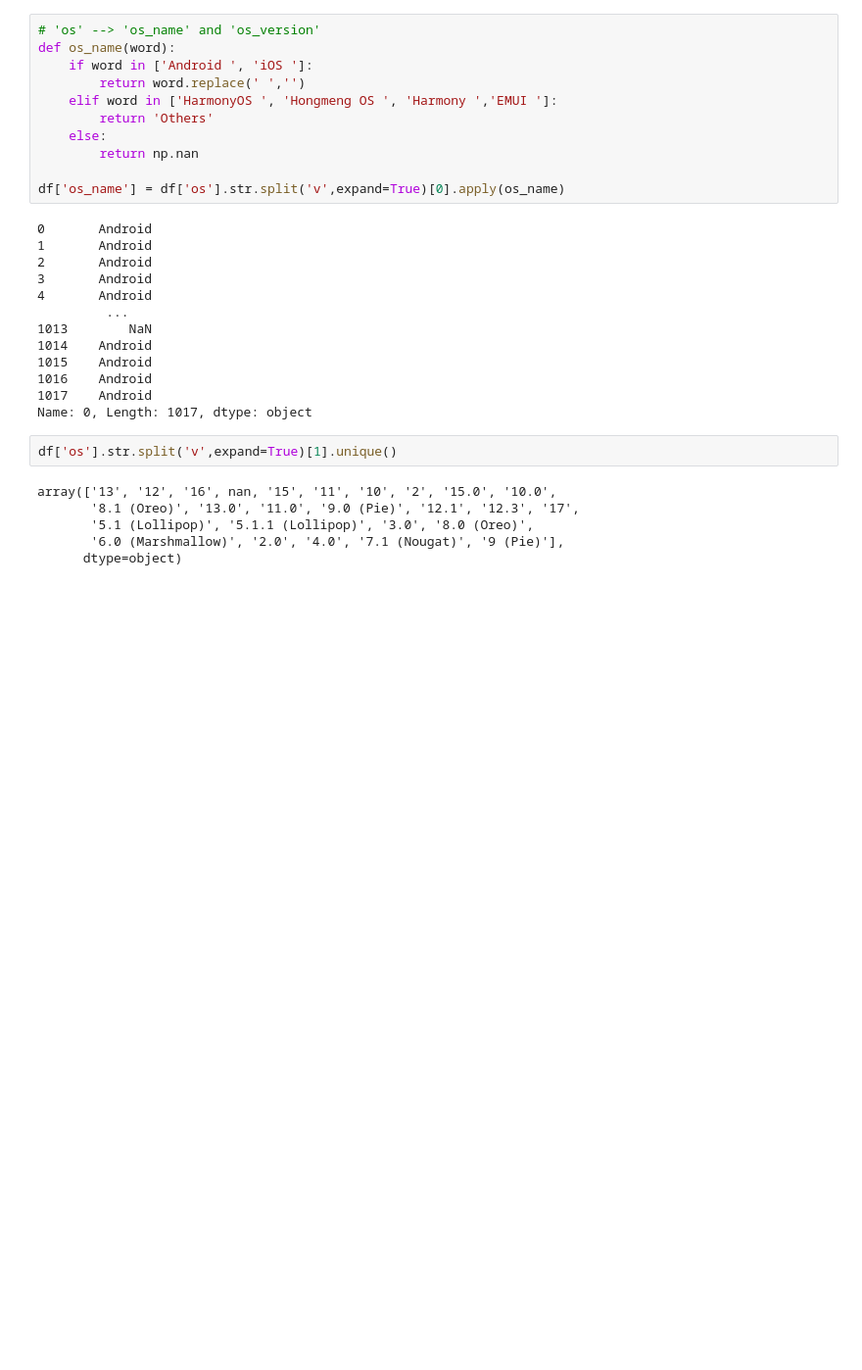
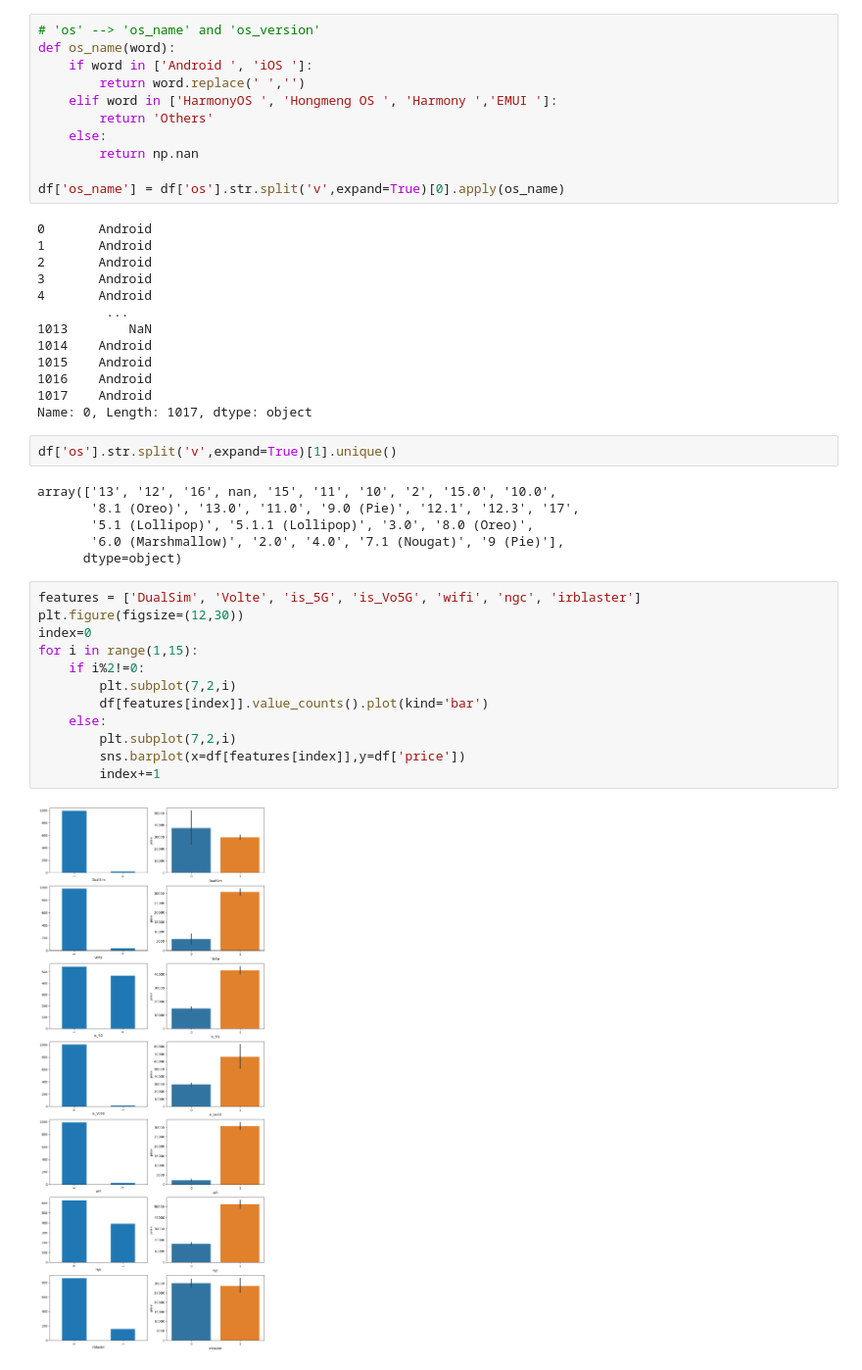
Before and after one commit to DeepeshIITdh/Tech-Items-Price-Predictor, a Jupyter notebook: Smartphones_Price_Predictor_EDA.ipynb, the cells around one changed output. Shown: that part at 98% size. Drawn from its saved outputs; the diff is of its cells as text; blank space fills up the shorter version.

```diff
--- a/Smartphones_Price_Predictor_EDA.ipynb
+++ b/Smartphones_Price_Predictor_EDA.ipynb
@@ -274,3 +274,17 @@ array(['13', '12', '16', nan, '15', '11', '10', '2', '15.0', '10.0',
        '5.1 (Lollipop)', '5.1.1 (Lollipop)', '3.0', '8.0 (Oreo)',
        '6.0 (Marshmallow)', '2.0', '4.0', '7.1 (Nougat)', '9 (Pie)'],
       dtype=object)
+# %%
+features = ['DualSim', 'Volte', 'is_5G', 'is_Vo5G', 'wifi', 'ngc', 'irblaster']
+plt.figure(figsize=(12,30))
+index=0
+for i in range(1,15):
+    if i%2!=0:
+        plt.subplot(7,2,i)
+        df[features[index]].value_counts().plot(kind='bar')
+    else:
+        plt.subplot(7,2,i)
+        sns.barplot(x=df[features[index]],y=df['price'])
+        index+=1
+# %% [output]
+[figure, added]
```
Also changed, not shown: 2 other files.
